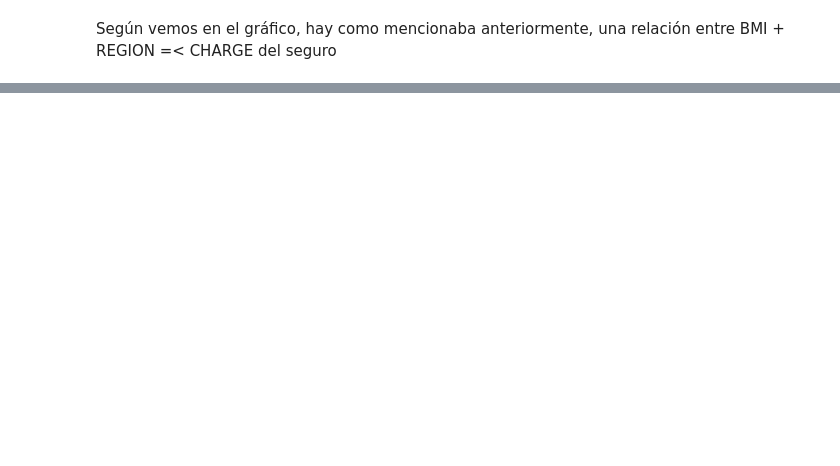
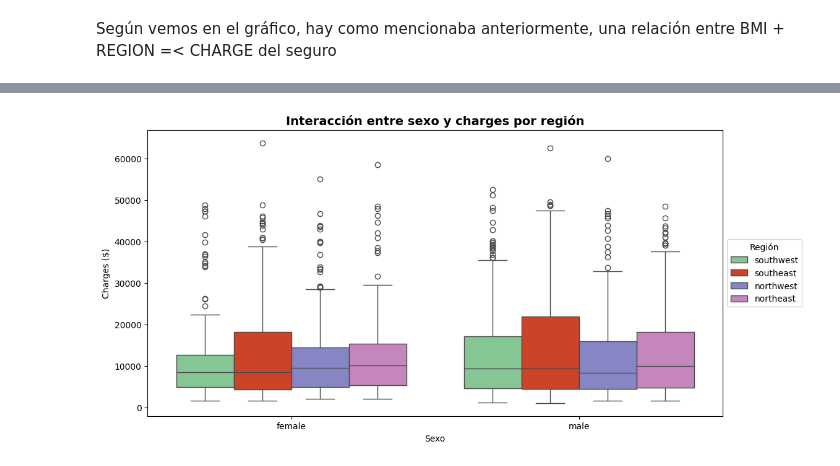
Before and after one commit to 4GeeksAcademy/Leonel_Ponce_Regresion_lineal_medical_insurance, a Jupyter notebook: src/explore.ipynb, the cells around one changed output, grey strips where cells are left out. Cells and saved outputs as stored; diff of their text form; code cells hidden in the pictures; blank space fills up the shorter version.

```diff
--- a/src/explore.ipynb
+++ b/src/explore.ipynb
@@ -255,0 +271,11 @@ Según vemos en el gráfico, hay como mencionaba anteriormente, una relación en
+# %%
+# boxplot de Sex x Charges según región
+plt.figure(figsize=(12,6))
+sns.boxplot(x="sex", y="charges", hue="region", data=df, palette=["#7CCF8E", "#E9310C", "#7C7CCF", "#CF7CC5"])
+plt.title("Interacción entre sexo y charges por región", fontsize=14, fontweight="bold")
+plt.xlabel("Sexo")
+plt.ylabel("Charges ($)")
+plt.legend(title="Región", bbox_to_anchor=(1, 0.5), loc='center left')
+plt.show()
+# %% [output]
+[figure, added]
```
Also changed, not shown: parts of 7 cells of this notebook.
